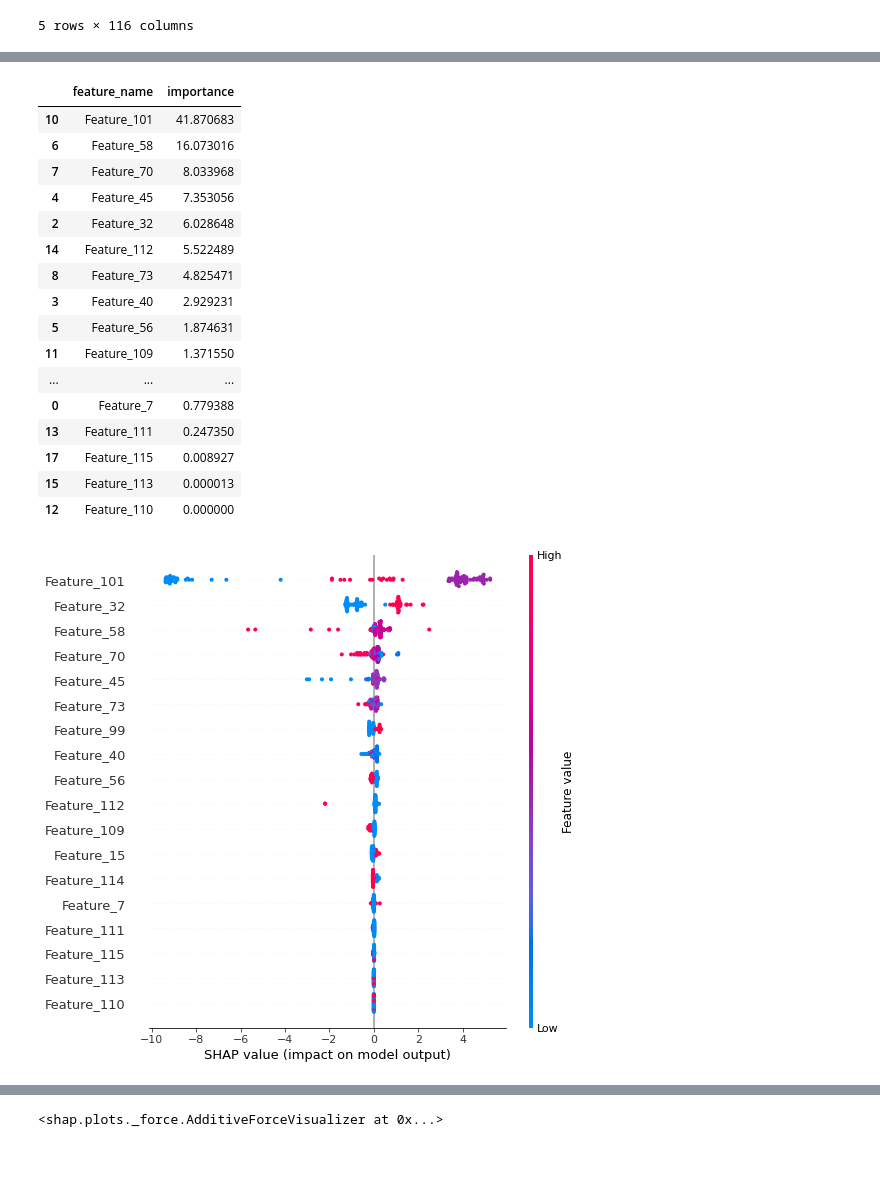
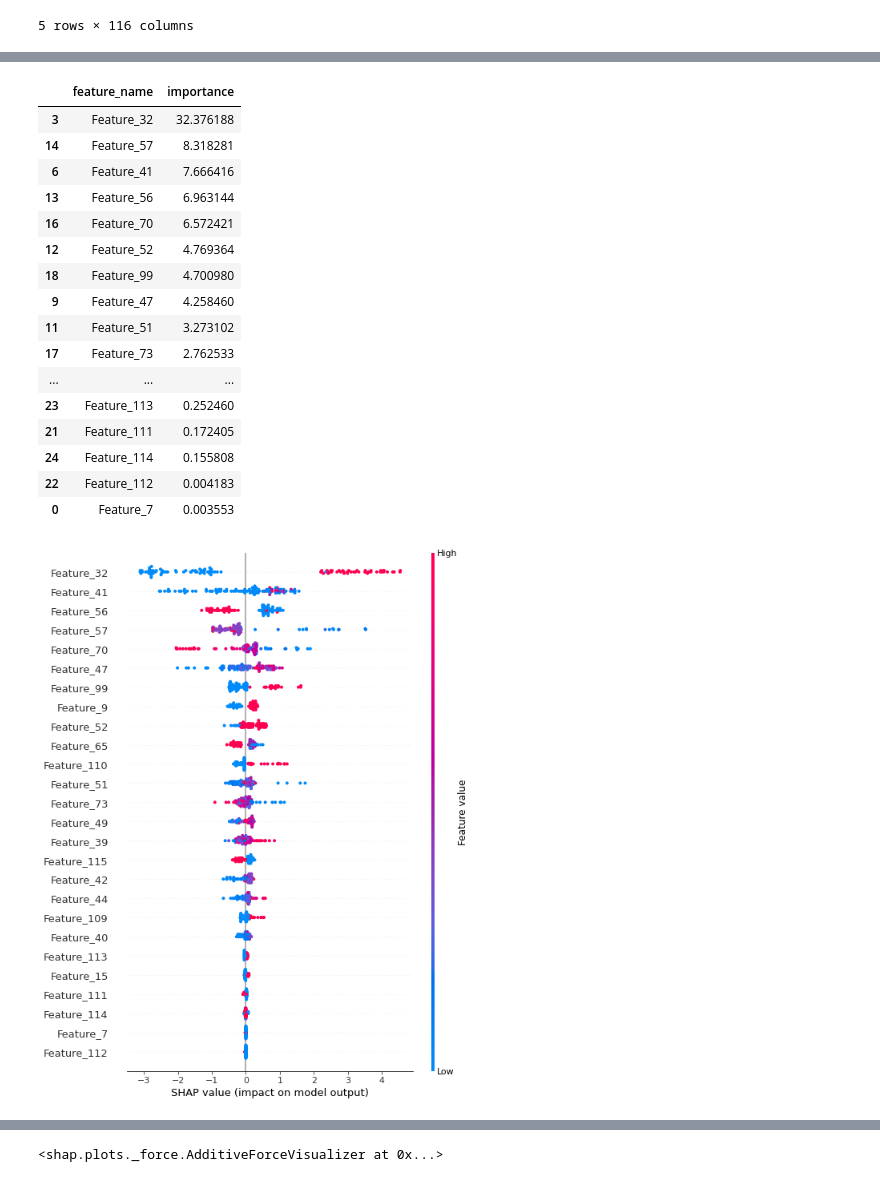
Before and after one commit to albul-k/ml_covid_surv_prediction, a Jupyter notebook: catboost_clf-with_susp.ipynb, the cells around one changed output, grey strips where cells are left out. Cells and saved outputs as stored; diff of their text form; code cells hidden in the pictures.

Commit message:
SHAP analyse

```diff
--- a/catboost_clf-with_susp.ipynb
+++ b/catboost_clf-with_susp.ipynb
@@ -34,7 +34,7 @@ def train(df, trash_features = [], drop_susp_features = True):
     usefull_features = ['Feature_7', 'Feature_15', 'Feature_40', 'Feature_73', 'Feature_109', 'Feature_110',
                         'Feature_111', 'Feature_112','Feature_113','Feature_114','Feature_115']
     useless_features = ['Id', 'Feature_3', 'Feature_4', 'Feature_35', 'Feature_17', 'Feature_18', 'Feature_22',
-                        'Feature_23', 'Feature_54', 'Feature_94', 'Feature_108', 'Feature_116', 'Feature_117']
+                        'Feature_23', 'Feature_54', 'Feature_94', 'Feature_108', 'Feature_116', 'Feature_117', 'Feature_101']
     susp_features = ['Feature_29', 'Feature_30', 'Feature_32', 'Feature_101']
 
     features_to_drop = [target_feature] + useless_features
@@ -229,0 +183,30 @@ weighted avg       0.86      0.86      0.86        36
+# %%
+trash_features = ['Feature_61', 'Feature_68', 'Feature_115', 'Feature_60', 'Feature_72', 'Feature_66', 'Feature_8', 'Feature_43',
+                'Feature_114', 'Feature_95', 'Feature_59', 'Feature_40', 'Feature_82', 'Feature_31', 'Feature_110', 'Feature_71',
+                'Feature_79', 'Feature_62', 'Feature_45', 'Feature_53', 'Feature_6', 'Feature_28', 'Feature_58', 'Feature_69',
+                'Feature_55', 'Feature_48', 'Feature_15', 'Feature_24', 'Feature_80', 'Feature_30', 'Feature_107', 'Feature_26',
+                'Feature_106', 'Feature_111', 'Feature_29', 'Feature_113', 'Feature_10', 'Feature_63', 'Feature_118',
+                'Feature_84', 'Feature_1', 'Feature_11', 'Feature_112', 'Feature_13', 'Feature_92', 'Feature_89', 'Feature_74',
+                'Feature_25', 'Feature_7', 'Feature_76', 'Feature_97', 'Feature_12', 'Feature_2', 'Feature_50', 'Feature_16',
+                'Feature_19', 'Feature_20', 'Feature_21', 'Feature_100', 'Feature_98', 'Feature_37', 'Feature_81', 'Feature_33',
+                'Feature_93', 'Feature_75', 'Feature_91', 'Feature_90', 'Feature_88', 'Feature_87', 'Feature_86', 'Feature_85',
+                'Feature_38', 'Feature_83', 'Feature_36', 'Feature_27', 'Feature_14', 'Feature_67', 'Feature_77', 'Feature_64',
+                'Feature_78', 'Feature_46', 'Feature_5', 'Feature_96', 'Feature_34']
+
+clf, df, X_train, X_test, y_train, y_test, all_features, cat_features, target_feature = train(
+    df_init,
+    trash_features=trash_features,
+    drop_susp_features=False,
+)
+
+test_pool = Pool(
+    X_test,
+    y_test,
+    cat_features=cat_features
+)
+y_test_pred = clf.predict(test_pool)
+y_test_pred_proba = clf.predict_proba(test_pool)
+
+print(f'Accuracy: {round(accuracy_score(y_test, y_test_pred), 2)}')
+print(f'F1 Score: {round(f1_score(y_test, y_test_pred), 2)}')
+print(f'\nClassification report: \n{classification_report(y_test, y_test_pred)}')
@@ -237,22 +238,22 @@ feature_importances.sort_values(by='importance', ascending=False, inplace=True)
 feature_importances.head(50)
 # %% [output]
 |  | feature_name | importance |
-| 10 | Feature_101 | 41.870683 |
-| 6 | Feature_58 | 16.073016 |
-| 7 | Feature_70 | 8.033968 |
-| 4 | Feature_45 | 7.353056 |
-| 2 | Feature_32 | 6.028648 |
-| 14 | Feature_112 | 5.522489 |
-| 8 | Feature_73 | 4.825471 |
-| 3 | Feature_40 | 2.929231 |
-| 5 | Feature_56 | 1.874631 |
-| 11 | Feature_109 | 1.371550 |
+| 3 | Feature_32 | 32.376188 |
+| 14 | Feature_57 | 8.318281 |
+| 6 | Feature_41 | 7.666416 |
+| 13 | Feature_56 | 6.963144 |
+| 16 | Feature_70 | 6.572421 |
+| 12 | Feature_52 | 4.769364 |
+| 18 | Feature_99 | 4.700980 |
+| 9 | Feature_47 | 4.258460 |
+| 11 | Feature_51 | 3.273102 |
+| 17 | Feature_73 | 2.762533 |
 | ... | ... | ... |
-| 0 | Feature_7 | 0.779388 |
-| 13 | Feature_111 | 0.247350 |
-| 17 | Feature_115 | 0.008927 |
-| 15 | Feature_113 | 0.000013 |
-| 12 | Feature_110 | 0.000000 |
+| 23 | Feature_113 | 0.252460 |
+| 21 | Feature_111 | 0.172405 |
+| 24 | Feature_114 | 0.155808 |
+| 22 | Feature_112 | 0.004183 |
+| 0 | Feature_7 | 0.003553 |
 # %%
 explainer = shap.TreeExplainer(clf)
 shap_values_train = explainer.shap_values(X_train)
@@ -259,5 +261,5 @@ shap_values_train = explainer.shap_values(X_train)
 # %%
-shap.summary_plot(shap_values_train, X_train)
+shap.summary_plot(shap_values_train, X_train, max_display=40)
 # %% [output]
-[figure, old version]
+[figure, new version]
 # %%
```
Also changed, not shown: parts of 18 cells of this notebook, 1 other file.
